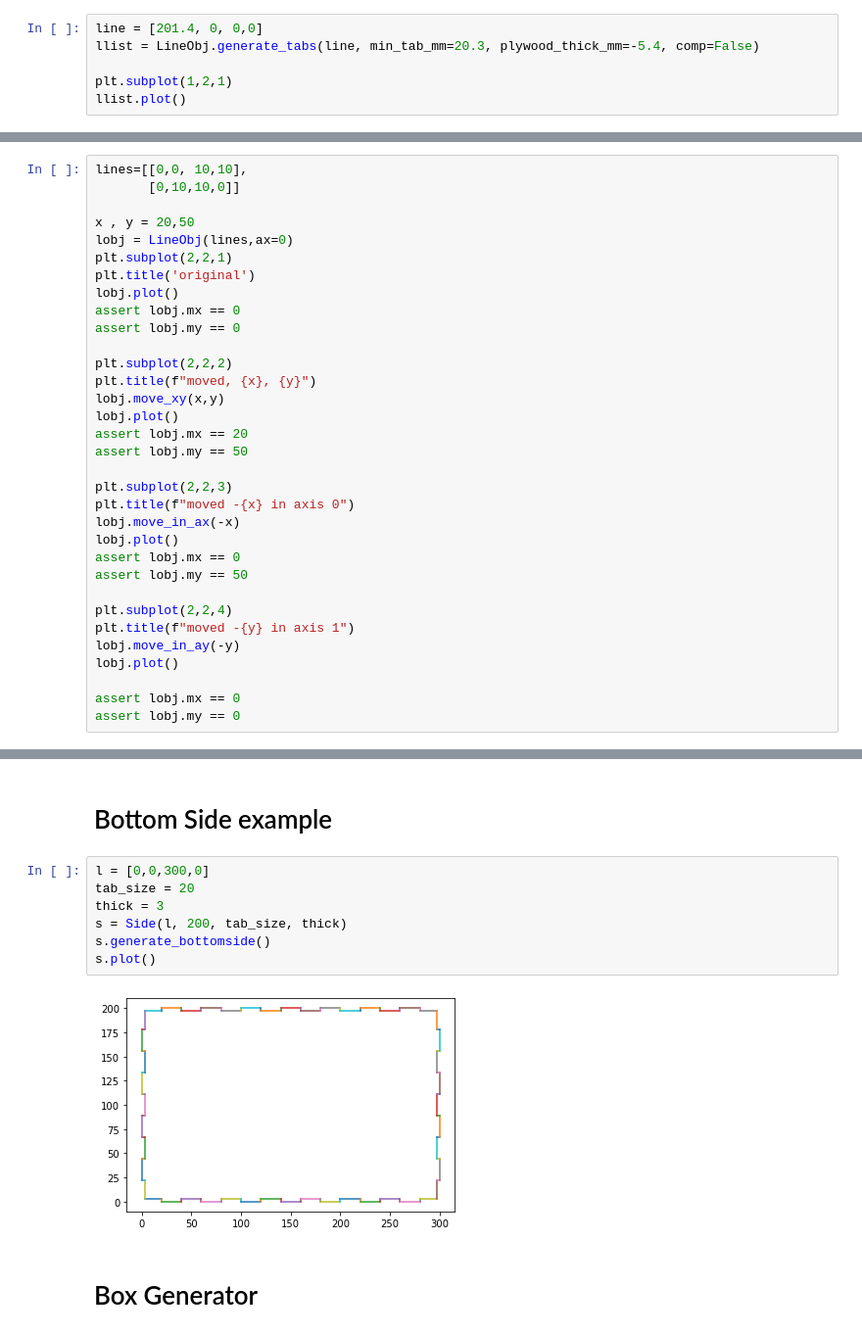
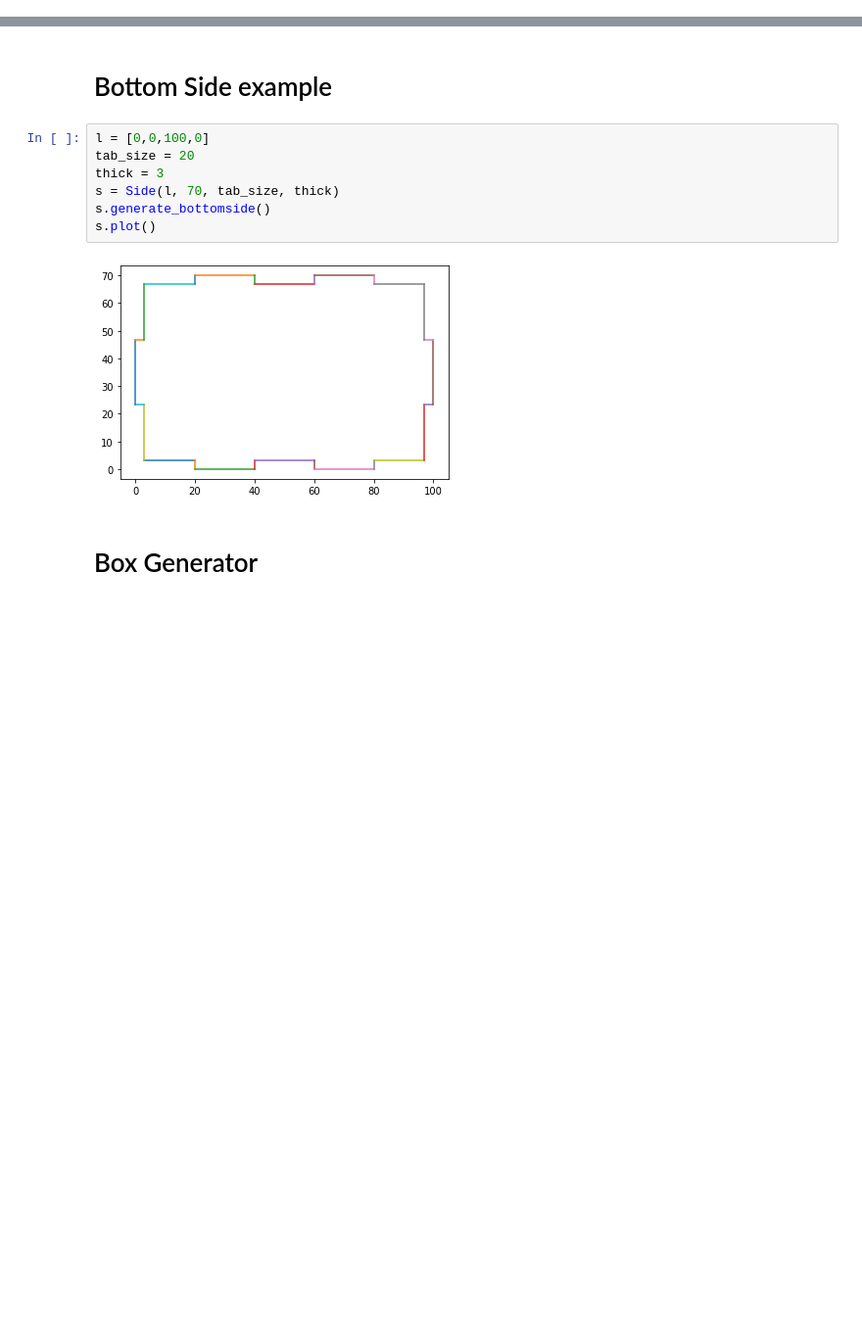
Before and after one commit to dangraf/box_generator, a Jupyter notebook: 01_generator.ipynb, the cells around one changed output, grey strips where cells are left out. Shown at 98% size. Drawn from its saved outputs; the diff is of its cells as text; blank space fills up the shorter version.

```diff
--- a/01_generator.ipynb
+++ b/01_generator.ipynb
@@ -246,6 +12,0 @@ class LineObj:
-# %%
-line = [201.4, 0, 0,0]
-llist = LineObj.generate_tabs(line, min_tab_mm=20.3, plywood_thick_mm=-5.4, comp=False)
-
-plt.subplot(1,2,1)
-llist.plot()
@@ -266,33 +12,0 @@ llist2.plot()
-# %%
-lines=[[0,0, 10,10],
-       [0,10,10,0]]
-
-x , y = 20,50
-lobj = LineObj(lines,ax=0)
-plt.subplot(2,2,1)
-plt.title('original')
-lobj.plot()
-assert lobj.mx == 0
-assert lobj.my == 0
-
-plt.subplot(2,2,2)
-plt.title(f"moved, {x}, {y}")
-lobj.move_xy(x,y)
-lobj.plot()
-assert lobj.mx == 20
-assert lobj.my == 50
-
-plt.subplot(2,2,3)
-plt.title(f"moved -{x} in axis 0")
-lobj.move_in_ax(-x)
-lobj.plot()
-assert lobj.mx == 0
-assert lobj.my == 50
-
-plt.subplot(2,2,4)
-plt.title(f"moved -{y} in axis 1")
-lobj.move_in_ay(-y)
-lobj.plot()
-
-assert lobj.mx == 0
-assert lobj.my == 0
@@ -574,14 +330,14 @@ s.plot()
 # %% [markdown]
 # Bottom Side example
 # %%
-l = [0,0,300,0]
+l = [0,0,100,0]
 tab_size = 20
 thick = 3
-s = Side(l, 200, tab_size, thick)
+s = Side(l, 70, tab_size, thick)
 s.generate_bottomside()
 s.plot()
 # %% [output]
-[figure, old version]
+[figure, new version]
 # %% [markdown]
 # Box Generator
 # %%
```
Also changed, not shown: parts of 32 cells of this notebook, 3 other files.
